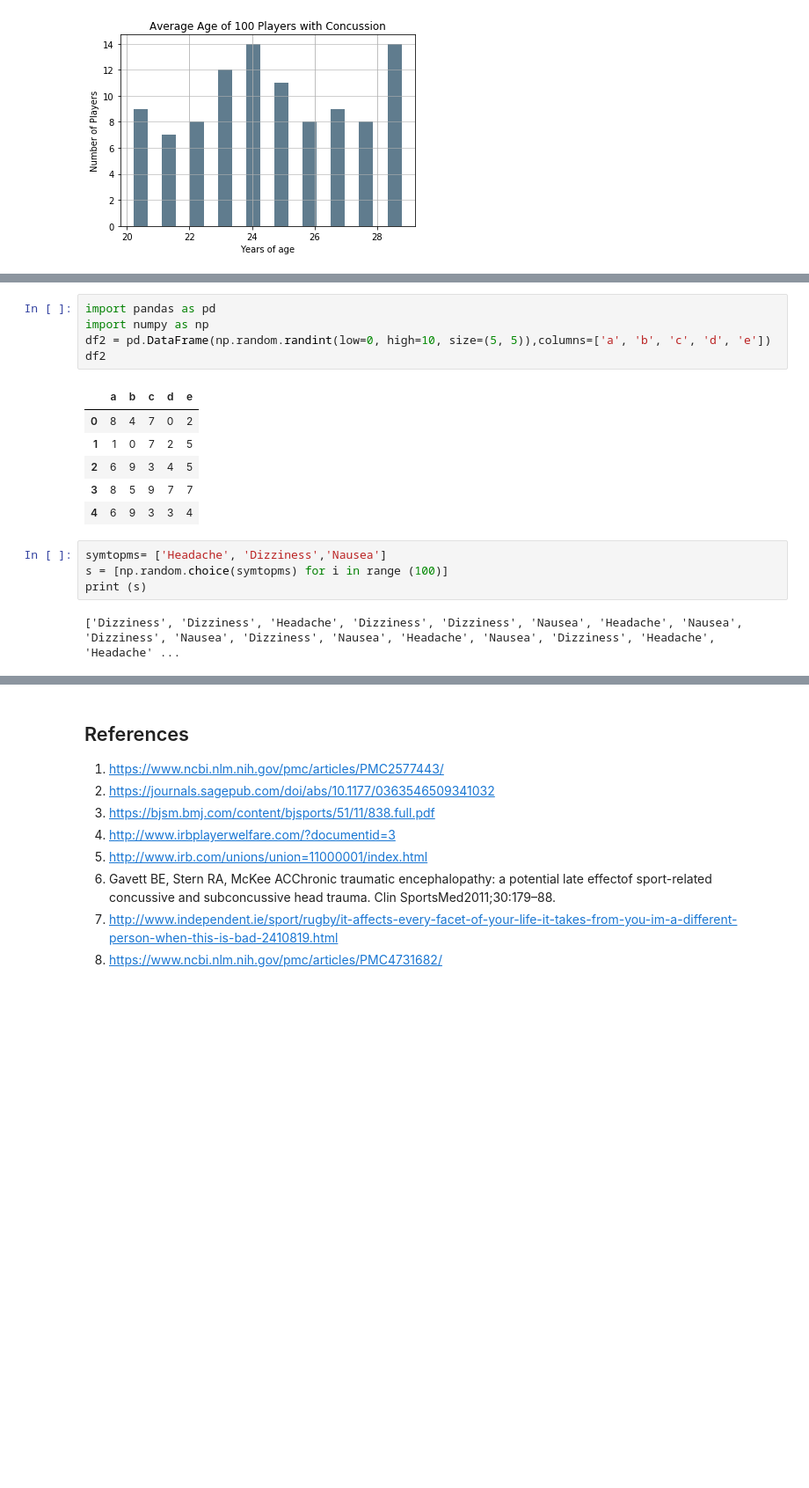
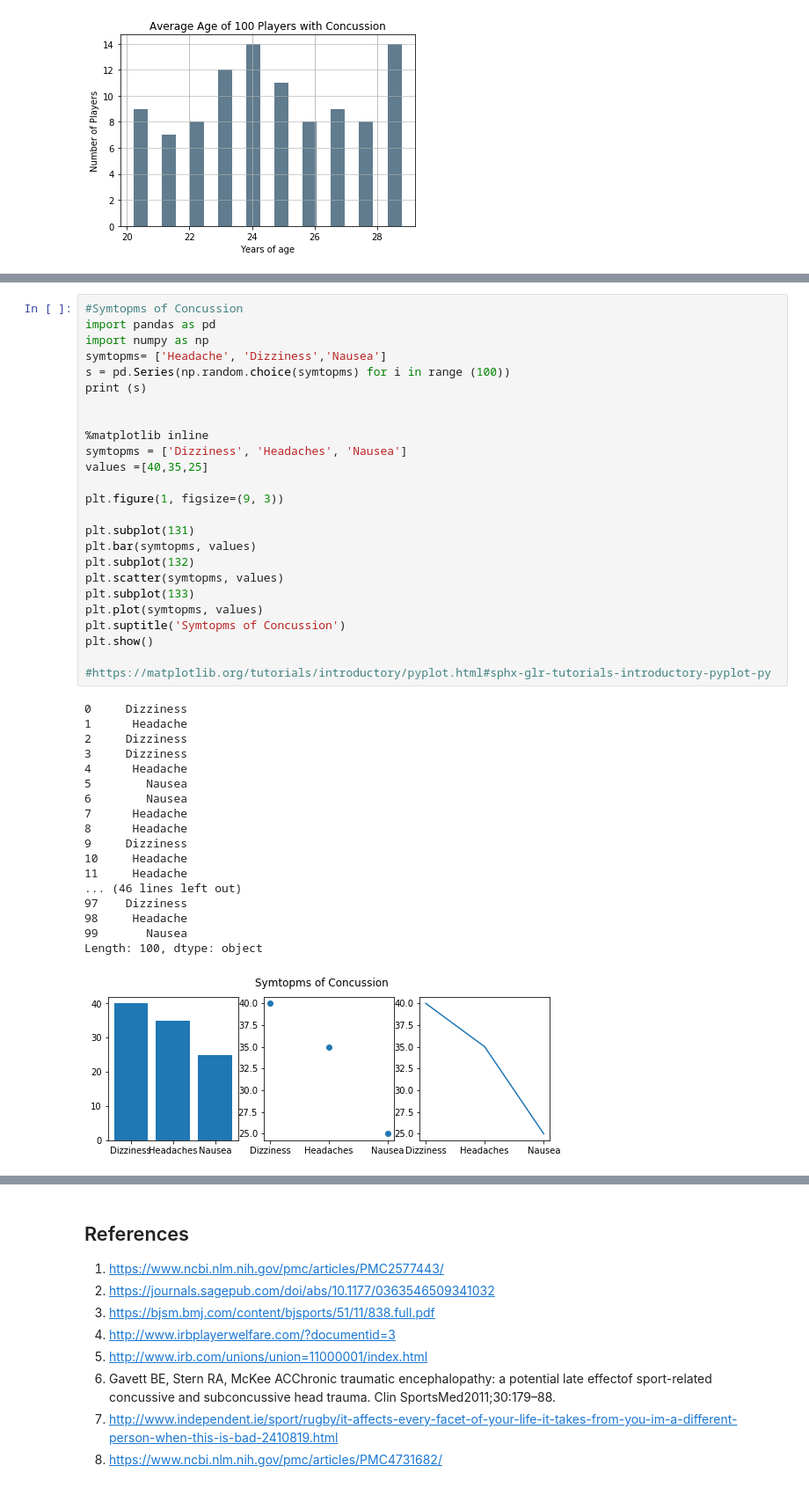
Before and after one commit to tullowhurler/Real-World-Data-, a Jupyter notebook: Real World Data.ipynb, the cells around one changed output, grey strips where cells are left out. Shown at 88% size. Cells and saved outputs as stored; diff of their text form; blank space fills up the shorter version.

```diff
--- a/Real World Data.ipynb
+++ b/Real World Data.ipynb
@@ -88,21 +89,47 @@ plt.grid(axis='y', alpha=.2)
-# %%
-import pandas as pd
-import numpy as np
-df2 = pd.DataFrame(np.random.randint(low=0, high=10, size=(5, 5)),columns=['a', 'b', 'c', 'd', 'e'])
-df2
-# %% [output]
-|  | a | b | c | d | e |
-| 0 | 8 | 4 | 7 | 0 | 2 |
-| 1 | 1 | 0 | 7 | 2 | 5 |
-| 2 | 6 | 9 | 3 | 4 | 5 |
-| 3 | 8 | 5 | 9 | 7 | 7 |
-| 4 | 6 | 9 | 3 | 3 | 4 |
-# %%
-symtopms= ['Headache', 'Dizziness','Nausea']
-s = [np.random.choice(symtopms) for i in range (100)]
-print (s)
-# %% [output]
-['Dizziness', 'Dizziness', 'Headache', 'Dizziness', 'Dizziness', 'Nausea', 'Headache', 'Nausea', 'Dizziness', 'Nausea', 'Dizziness', 'Nausea', 'Headache', 'Nausea', 'Dizziness', 'Headache', 'Headache' ...
+# %%
+#Symtopms of Concussion
+import pandas as pd
+import numpy as np
+symtopms= ['Headache', 'Dizziness','Nausea']
+s = pd.Series(np.random.choice(symtopms) for i in range (100))
+print (s)
+
+
+%matplotlib inline
+symtopms = ['Dizziness', 'Headaches', 'Nausea']
+values =[40,35,25]
+
+plt.figure(1, figsize=(9, 3))
+
+plt.subplot(131)
+plt.bar(symtopms, values)
+plt.subplot(132)
+plt.scatter(symtopms, values)
+plt.subplot(133)
+plt.plot(symtopms, values)
+plt.suptitle('Symtopms of Concussion')
+plt.show()
+
+#https://matplotlib.org/tutorials/introductory/pyplot.html#sphx-glr-tutorials-introductory-pyplot-py
+# %% [output]
+0     Dizziness
+1      Headache
+2     Dizziness
+3     Dizziness
+4      Headache
+5        Nausea
+6        Nausea
+7      Headache
+8      Headache
+9     Dizziness
+10     Headache
+11     Headache
+... (46 lines left out)
+97    Dizziness
+98     Headache
+99       Nausea
+Length: 100, dtype: object
+[figure, added]
 # %%
 import pandas as pd
 import seaborn as sns
```
Also changed, not shown: parts of 2 cells of this notebook.
